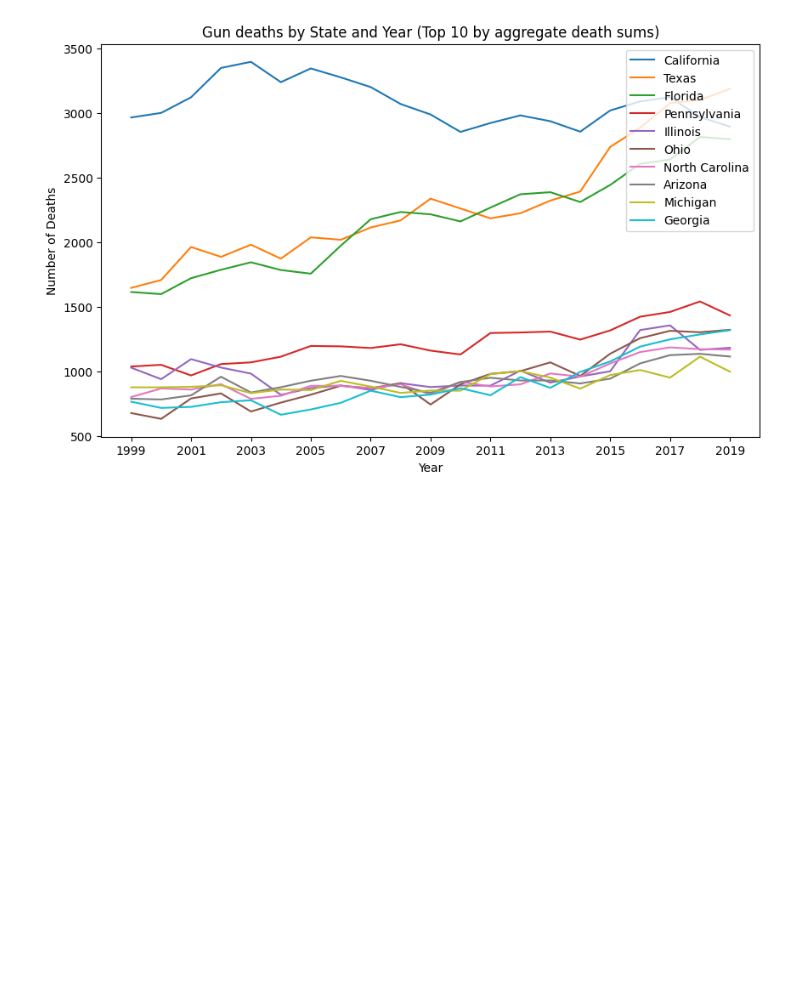
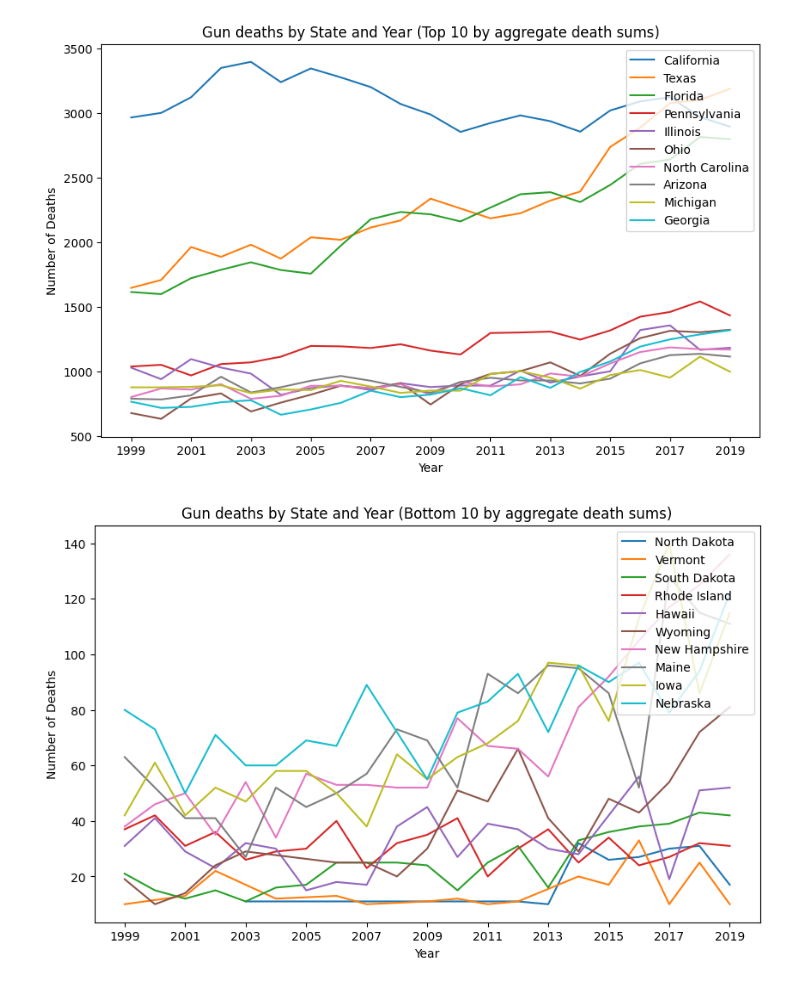
Before and after one commit to JhaoZ/Gun-Deaths-Analysis, a Jupyter notebook: analysis.ipynb, the cells around one changed output. Cells and saved outputs as stored; diff of their text form; code cells hidden in the pictures; blank space fills up the shorter version.

Commit message:
added more graphs

```diff
--- a/analysis.ipynb
+++ b/analysis.ipynb
@@ -70,3 +75,19 @@ plt.ylabel("Number of Deaths")
 plt.show()
 # %% [output]
 [figure]
+# %%
+# Find the top 10 states with the lowest aggregate gun deaths
+states_bottom10_deaths = df.groupby('State_Name').agg('sum').reset_index().nsmallest(10, 'Deaths')['State_Name']
+plt.figure(figsize=(10,6))
+legend = []
+for state in states_bottom10_deaths:
+    legend.append(state)
+    plt.plot(df_grouped_by_state_and_year[df_grouped_by_state_and_year.State_Name == state]['Year'], df_grouped_by_state_and_year[df_grouped_by_state_and_year.State_Name == state]['Deaths'])
+plt.xticks(np.arange(df_grouped_by_state_and_year['Year'].min(), df_grouped_by_state_and_year['Year'].max() + 1, 2))
+plt.legend(legend, loc = "upper right")
+plt.title("Gun deaths by State and Year (Bottom 10 by aggregate death sums)")
+plt.xlabel("Year")
+plt.ylabel("Number of Deaths")
+plt.show()
+# %% [output]
+[figure, added]
```
Also changed, not shown: parts of 6 cells of this notebook.
